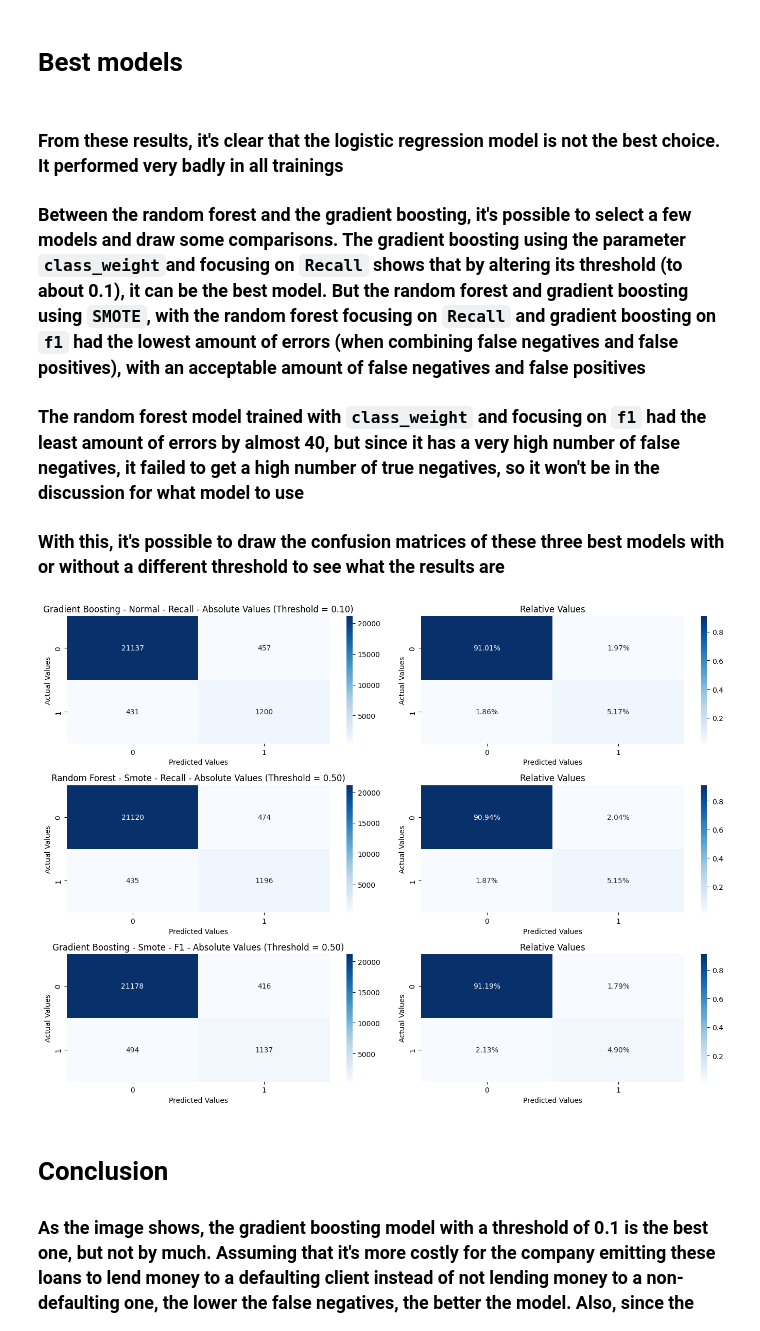
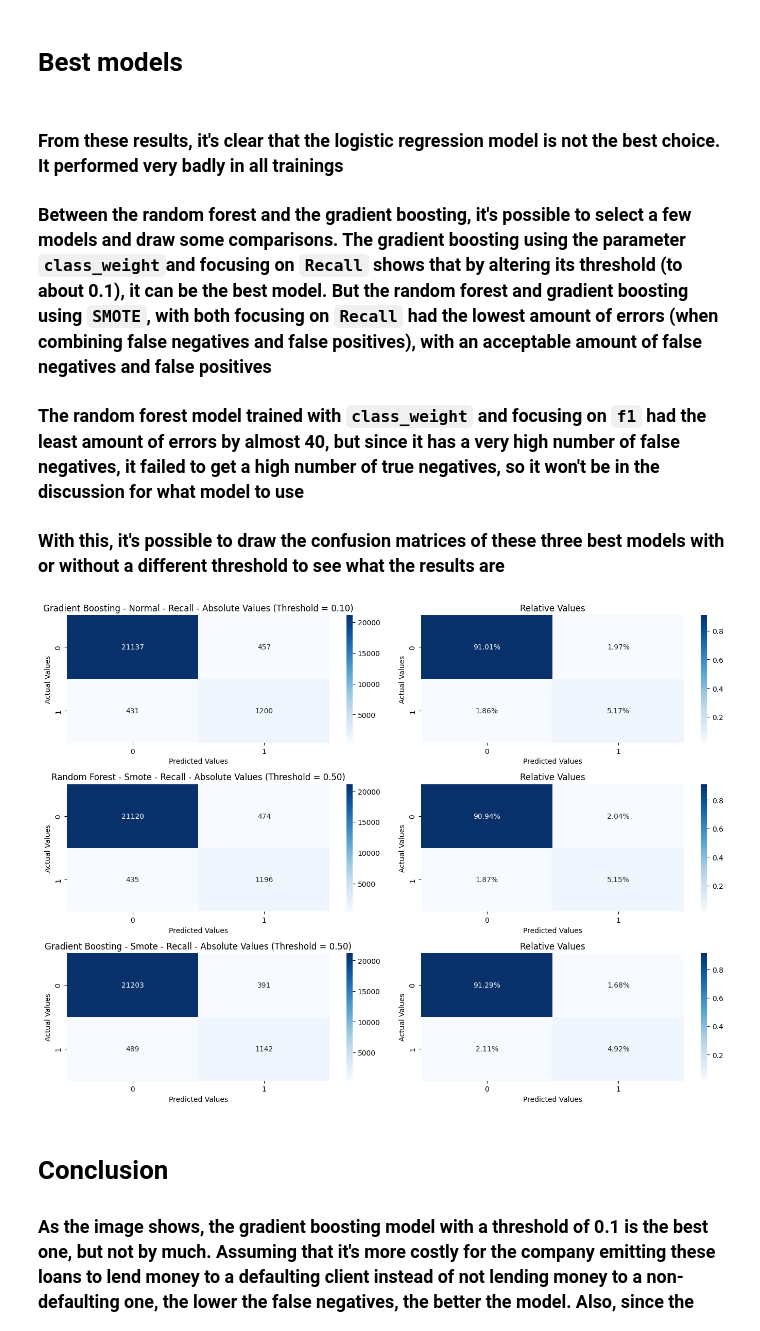
Before and after one commit to vitorccmanso/Customer-Default-Prediction, a Jupyter notebook: Notebooks/Model Training.ipynb, the cells around one changed output. Cells and saved outputs as stored; diff of their text form; code cells hidden in the pictures.

```diff
--- a/Notebooks/Model Training.ipynb
+++ b/Notebooks/Model Training.ipynb
@@ -285,17 +285,17 @@ metrics_f1_smote.plot_feature_importance(y_test, X_test, "f1", 1, 3)
 # Best models
 # %% [markdown]
 ### From these results, it's clear that the logistic regression model is not the best choice. It performed very badly in all trainings
-### Between the random forest and the gradient boosting, it's possible to select a few models and draw some comparisons. The gradient boosting using the parameter `class_weight`and focusing on `Recall` shows that by altering its threshold (to about 0.1), it can be the best model. But the random forest and gradient boosting using `SMOTE`, with the random forest focusing on `Recall` and gradient boosting on `f1` had the lowest amount of errors (when combining false negatives and false positives), with an acceptable amount of false negatives and false positives
+### Between the random forest and the gradient boosting, it's possible to select a few models and draw some comparisons. The gradient boosting using the parameter `class_weight`and focusing on `Recall` shows that by altering its threshold (to about 0.1), it can be the best model. But the random forest and gradient boosting using `SMOTE`, with both focusing on `Recall` had the lowest amount of errors (when combining false negatives and false positives), with an acceptable amount of false negatives and false positives
 ### The random forest model trained with `class_weight` and focusing on `f1` had the least amount of errors by almost 40, but since it has a very high number of false negatives, it failed to get a high number of true negatives, so it won't be in the discussion for what model to use
 ### With this, it's possible to draw the confusion matrices of these three best models with or without a different threshold to see what the results are
 # %%
-model_dicts_with_metrics = [(model_report_recall, "Normal", "Recall"), (model_report_recall_smote, "Smote", "Recall"), (model_report_f1_smote, "Smote", "F1")]
+model_dicts_with_metrics = [(model_report_recall, "Normal", "Recall"), (model_report_recall_smote, "Smote", "Recall")]
 thresholds = {'Gradient Boosting - Normal - Recall': 0.1,
                 'Random Forest - Smote - Recall': 0.5,
-                'Gradient Boosting - Smote - F1': 0.5}
+                'Gradient Boosting - Smote - Recall': 0.5}
 compare_confusion_matrices(y_test, X_test, model_dicts_with_metrics, thresholds, rows=3, columns=2)
 # %% [output]
-[figure, old version]
+[figure, new version]
 # %% [markdown]
 # Conclusion
 ### As the image shows, the gradient boosting model with a threshold of 0.1 is the best one, but not by much. Assuming that it's more costly for the company emitting these loans to lend money to a defaulting client instead of not lending money to a non-defaulting one, the lower the false negatives, the better the model. Also, since the PDF for this project says that the final result needs to be a dataset with the columns `ID_CLIENTE`, `SAFRA_REF` and `INADIMPLENTE`, with the last one being the percentage of chance that the client will default, a model with a 0.5 threshold needs to be used.
```
